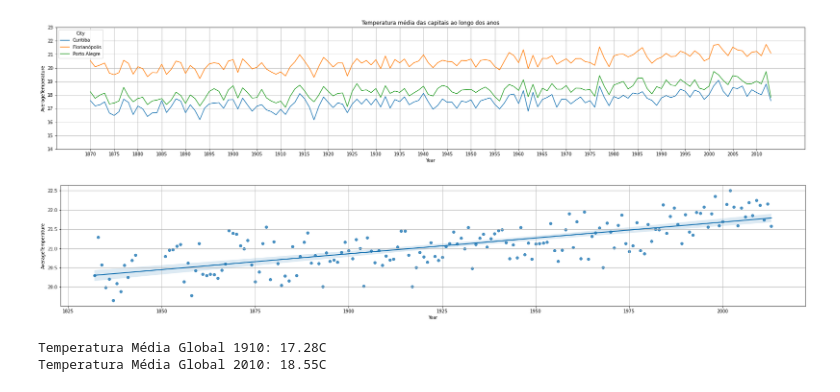
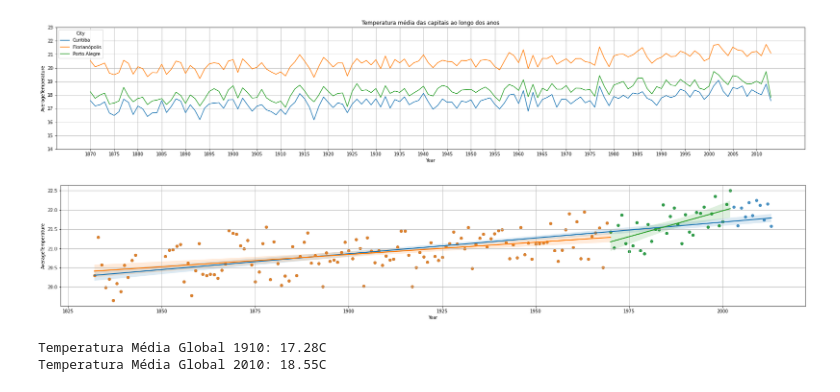
Before and after one commit to rodrigofmfreitas/Temperature-Project, a Jupyter notebook: main.ipynb, the cells around one changed output. Cells and saved outputs as stored; diff of their text form; code cells hidden in the pictures.

```diff
--- a/main.ipynb
+++ b/main.ipynb
@@ -214,11 +214,19 @@ for i in regions:
 [figure]
 # %%
 BHregDF = newPlotDF.drop(newPlotDF[~newPlotDF.City.isin(["Belo Horizonte"])].index)
+BHregDF2 = BHregDF[(BHregDF["Year"] >= 1970) & (BHregDF["Year"] <= 1990)]
+BHregDF3 = BHregDF[BHregDF["Year"] >= 1990]
+BHregDF4 = BHregDF[BHregDF["Year"] <= 1970]
+BHregDF5 = BHregDF[(BHregDF["Year"] >= 1970) & (BHregDF["Year"] <= 2002)]
 plt.subplots(figsize = (30, 5))
 sns.regplot(x = "Year", y = "AverageTemperature", data = BHregDF)
+# sns.regplot(x = "Year", y = "AverageTemperature", data = BHregDF2)
+# sns.regplot(x = "Year", y = "AverageTemperature", data = BHregDF3)
+sns.regplot(x = "Year", y = "AverageTemperature", data = BHregDF4)
+sns.regplot(x = "Year", y = "AverageTemperature", data = BHregDF5)
 plt.grid()
 # %% [output]
-[figure, old version]
+[figure, new version]
 # %%
 avgTemp1910 = temperatureDF.drop(temperatureDF[~temperatureDF.Year.isin([1910])].index)
 avgTemp2010 = temperatureDF.drop(temperatureDF[~temperatureDF.Year.isin([2010])].index)
```
